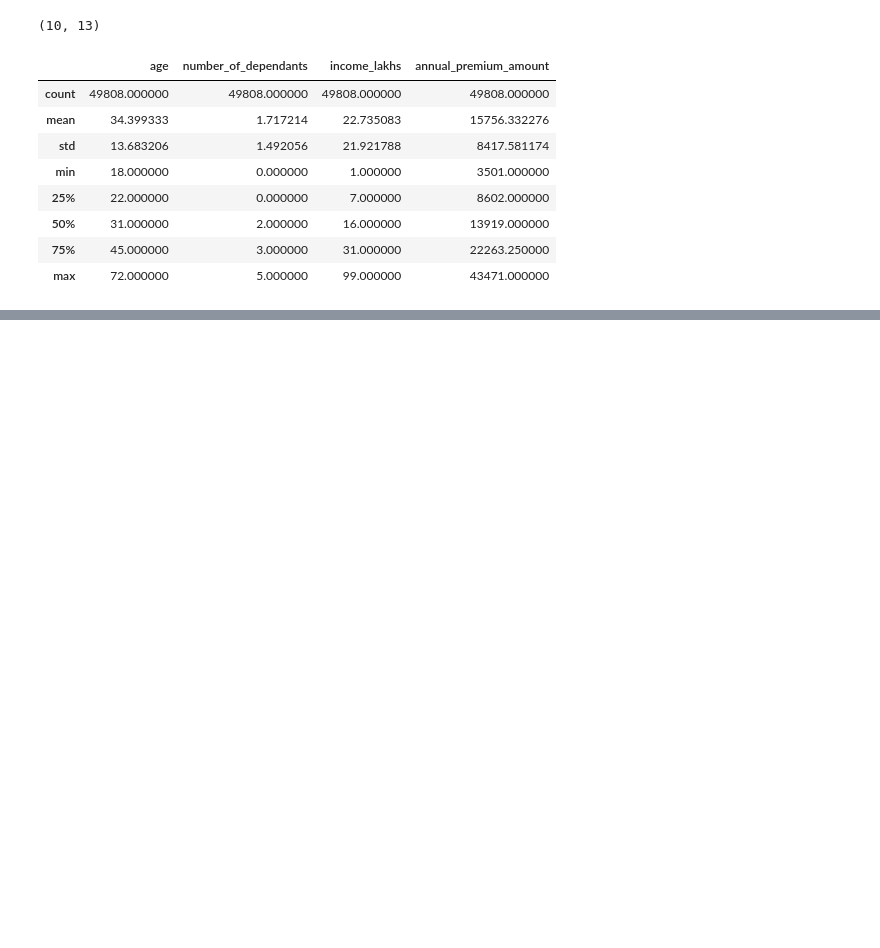
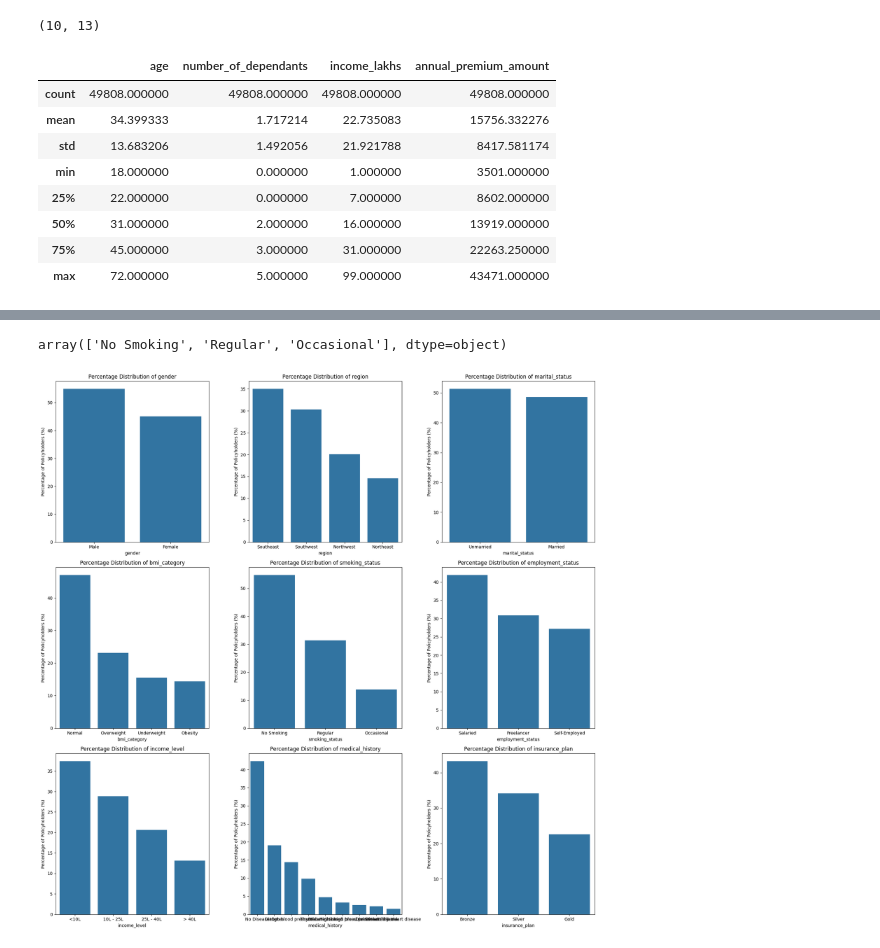
Before and after one commit to Somil-24/HealthCarePremiumCalculator, a Jupyter notebook: premium_prediction/ml_premium_prediction.ipynb, the cells around one changed output, grey strips where cells are left out. Cells and saved outputs as stored; diff of their text form; code cells hidden in the pictures; blank space fills up the shorter version.

```diff
--- a/premium_prediction/ml_premium_prediction.ipynb
+++ b/premium_prediction/ml_premium_prediction.ipynb
@@ -111,0 +173,26 @@ df2.describe()
+# %%
+df2['smoking_status'].replace({
+    'Smoking=0' : 'No Smoking',
+    'Does Not Smoke' : 'No Smoking',
+    'Not Smoking' : 'No Smoking'
+}, inplace = True)
+
+df2['smoking_status'].unique()
+# %% [output]
+array(['No Smoking', 'Regular', 'Occasional'], dtype=object)
+# %%
+fig, axes = plt.subplots(3, 3, figsize=(18, 18))
+axes = axes.flatten()
+
+for ax, column in zip(axes, categorical_cols):
+    category_counts = df2[column].value_counts(normalize=True) * 100
+
+    sns.barplot(x=category_counts.index, y=category_counts.values, ax=ax)
+    ax.set_title(f'Percentage Distribution of {column}')
+    ax.set_ylabel('Percentage of Policyholders (%)')
+    ax.set_xlabel(column)
+
+plt.tight_layout()
+plt.show()
+# %% [output]
+[figure, added]
```
Also changed, not shown: parts of 8 cells of this notebook.
